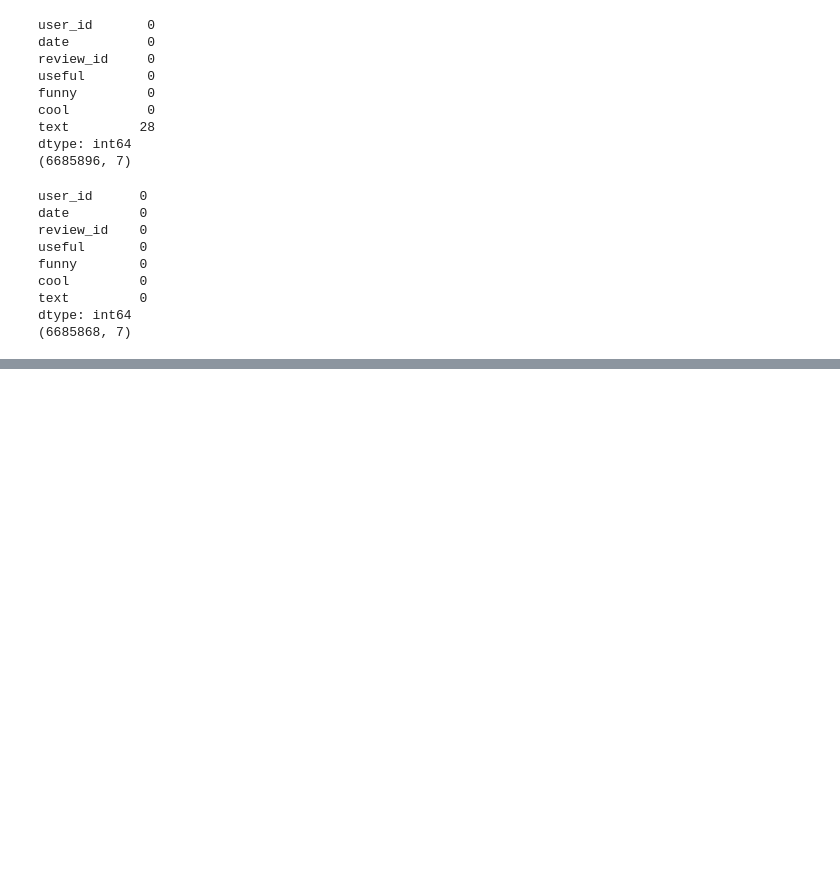
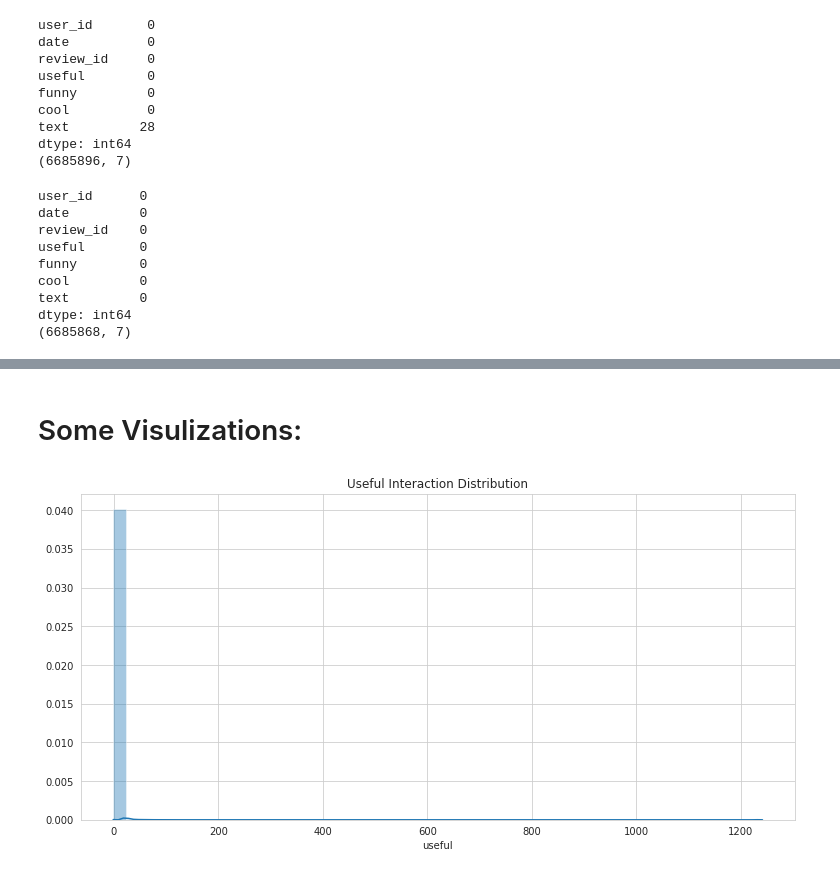
Before and after one commit to BloomTech-Labs/yelp-dataset-challenge-1-ds, a Jupyter notebook: Notebooks/Cleaning_New.ipynb, the cells around one changed output, grey strips where cells are left out. Cells and saved outputs as stored; diff of their text form; code cells hidden in the pictures; blank space fills up the shorter version.

```diff
--- a/Notebooks/Cleaning_New.ipynb
+++ b/Notebooks/Cleaning_New.ipynb
@@ -363,0 +376,2 @@ final.head(5)
+# %%
+final['cool'] = final.cool.astype(float)
@@ -363,0 +394,17 @@ final.head(5)
+# %% [markdown]
+# Some Visulizations:
+# %%
+# Imports
+import seaborn as sns
+sns.set_style("whitegrid")
+import matplotlib.pyplot as plt
+
+
+# Code for hiding seaborn warnings
+import warnings
+warnings.filterwarnings("ignore")
+# %%
+plt.figure(figsize=(12.8,6))
+sns.distplot(final['useful']).set_title('Useful Interaction Distribution');
+# %% [output]
+[figure, added]
```
Also changed, not shown: parts of 3 cells of this notebook, 2 other files.
